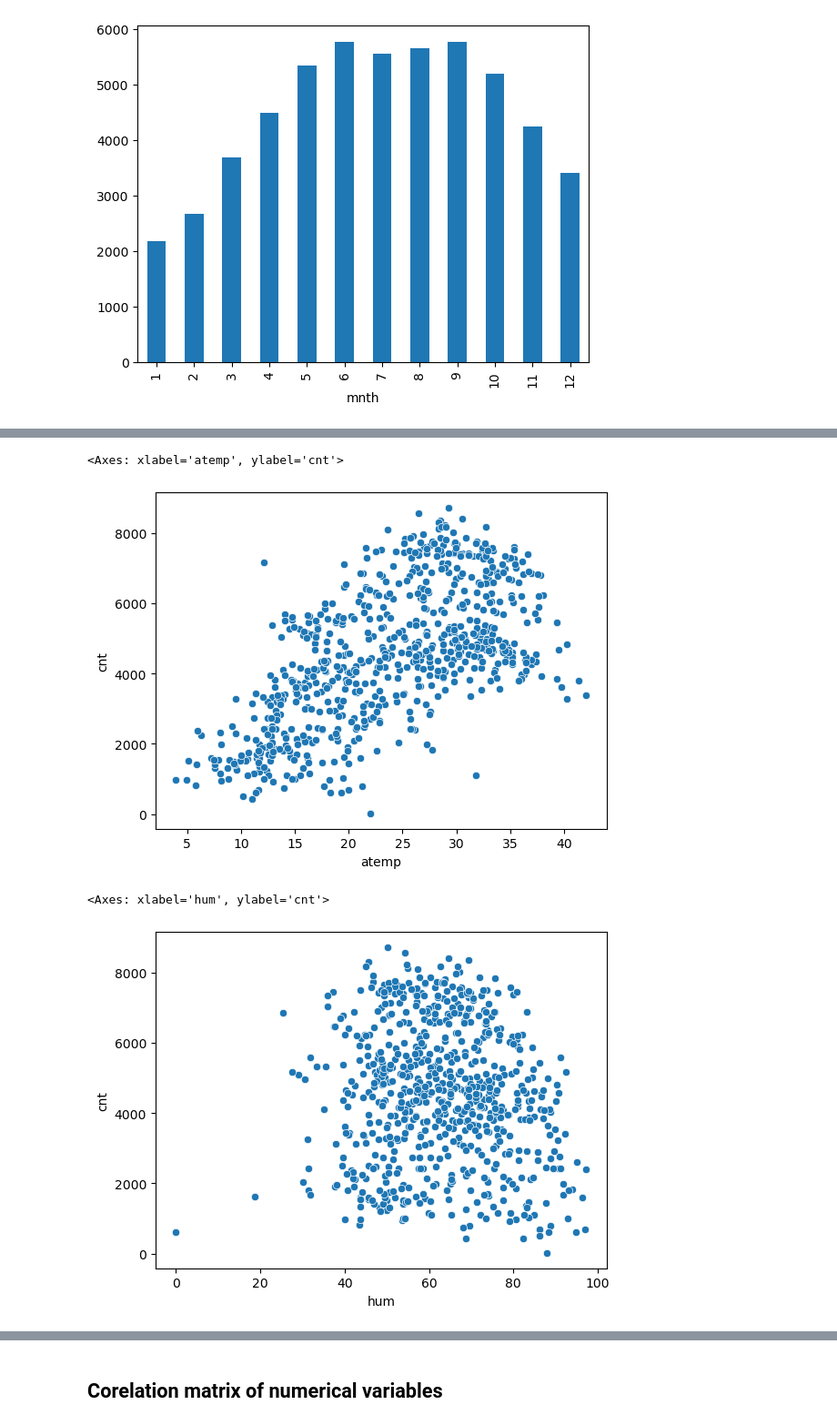
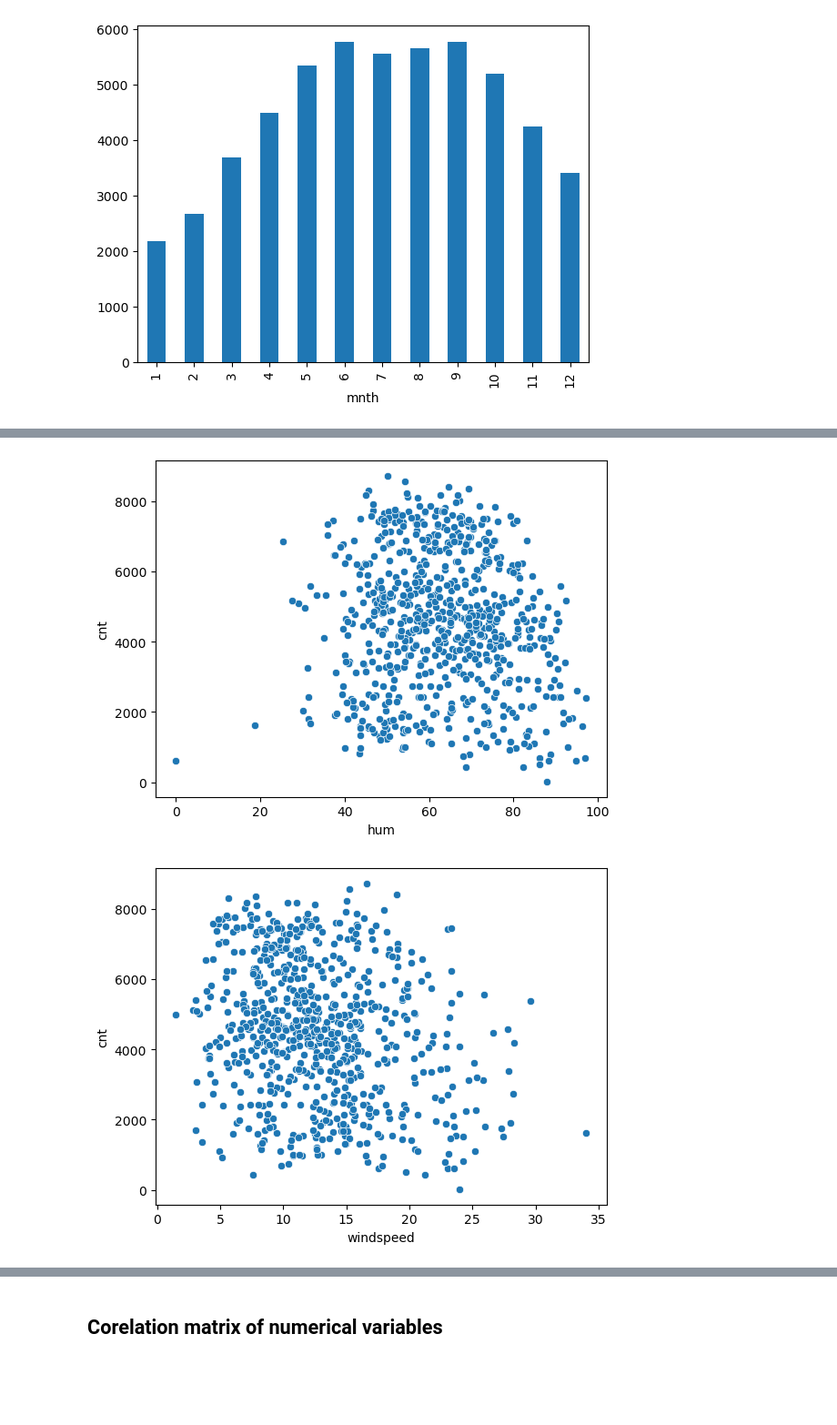
Before and after one commit to maheshh22/BikeRent_CaseStudy, a Jupyter notebook: bike_rental.ipynb, the cells around one changed output, grey strips where cells are left out. Shown at 91% size. Saved outputs shown, nothing was run; the diff lists cells and outputs as text; code cells hidden in the pictures; blank space fills up the shorter version.

Commit message:
Improvements
EDA improvements in terms of readability
Additional plots added

```diff
--- a/bike_rental.ipynb
+++ b/bike_rental.ipynb
@@ -108,0 +100,11 @@ plt.show()
+# %%
+# converting weather situation to its meaning for better understanding
+bike_data['weathersit'] = bike_data['weathersit'].map({1: 'Clear', 2: 'Mist', 3: 'Light Rain', 4: 'Heavy Rain'})
+
+
+#plot distribution of weather situation
+sns.boxplot(x=bike_data['weathersit'], y=bike_data['cnt'])
+plt.show()
+
+#convert weather situation back to its original values
+bike_data['weathersit'] = bike_data['weathersit'].map({'Clear': 1, 'Mist': 2, 'Light Rain': 3, 'Heavy Rain': 4})
@@ -114,12 +124,13 @@ plt.show()
 # %%
-sns.scatterplot(x = bike_data['atemp'], y = bike_data['cnt'])
+# humidity vs demand
+sns.scatterplot(x = bike_data['hum'], y = bike_data['cnt'])
+plt.show()
 # %% [output]
-<Axes: xlabel='atemp', ylabel='cnt'>
-[figure, old version]
+[figure, new version]
 # %%
-# humidity vs demand
-sns.scatterplot(x = bike_data['hum'], y = bike_data['cnt'])
+# windspeed vs demand
+sns.scatterplot(x = bike_data['windspeed'], y = bike_data['cnt'])
+plt.show()
 # %% [output]
-<Axes: xlabel='hum', ylabel='cnt'>
-[figure, old version]
+[figure, new version]
 # %%
```
Also changed, not shown: parts of 26 cells of this notebook.
